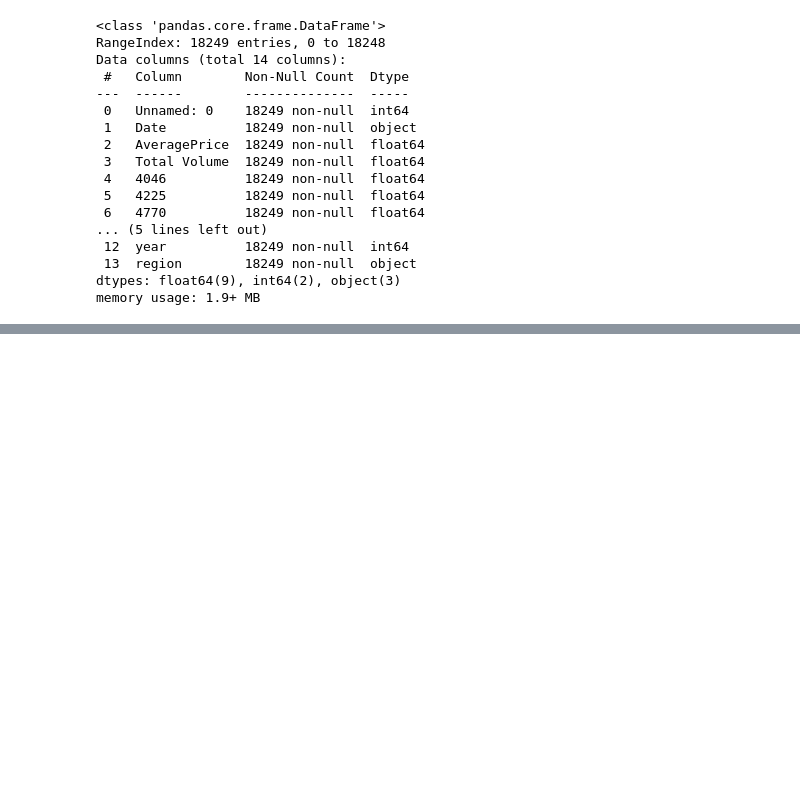
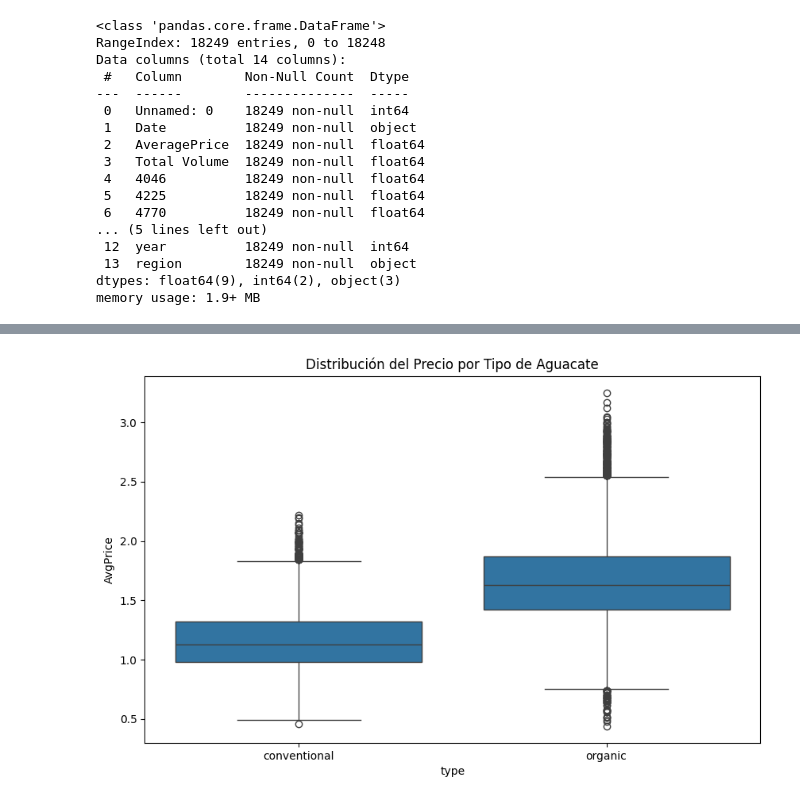
Before and after one commit to JuanPE-PNG/CienciaDatos2-3, a Jupyter notebook: Parte 1/avocado.ipynb, the cells around one changed output, grey strips where cells are left out. Cells and saved outputs as stored; diff of their text form; code cells hidden in the pictures; blank space fills up the shorter version.

```diff
--- a/Parte 1/avocado.ipynb
+++ b/Parte 1/avocado.ipynb
@@ -75,0 +100,8 @@ plt.show()
+# %%
+# Distribución del precio por el tipo del aguacate.
+plt.figure(figsize=(10, 6))
+sns.boxplot(x='type', y='AvgPrice', data=df)
+plt.title('Distribución del Precio por Tipo de Aguacate')
+plt.show()
+# %% [output]
+[figure, added]
```
Also changed, not shown: parts of 12 cells of this notebook.
